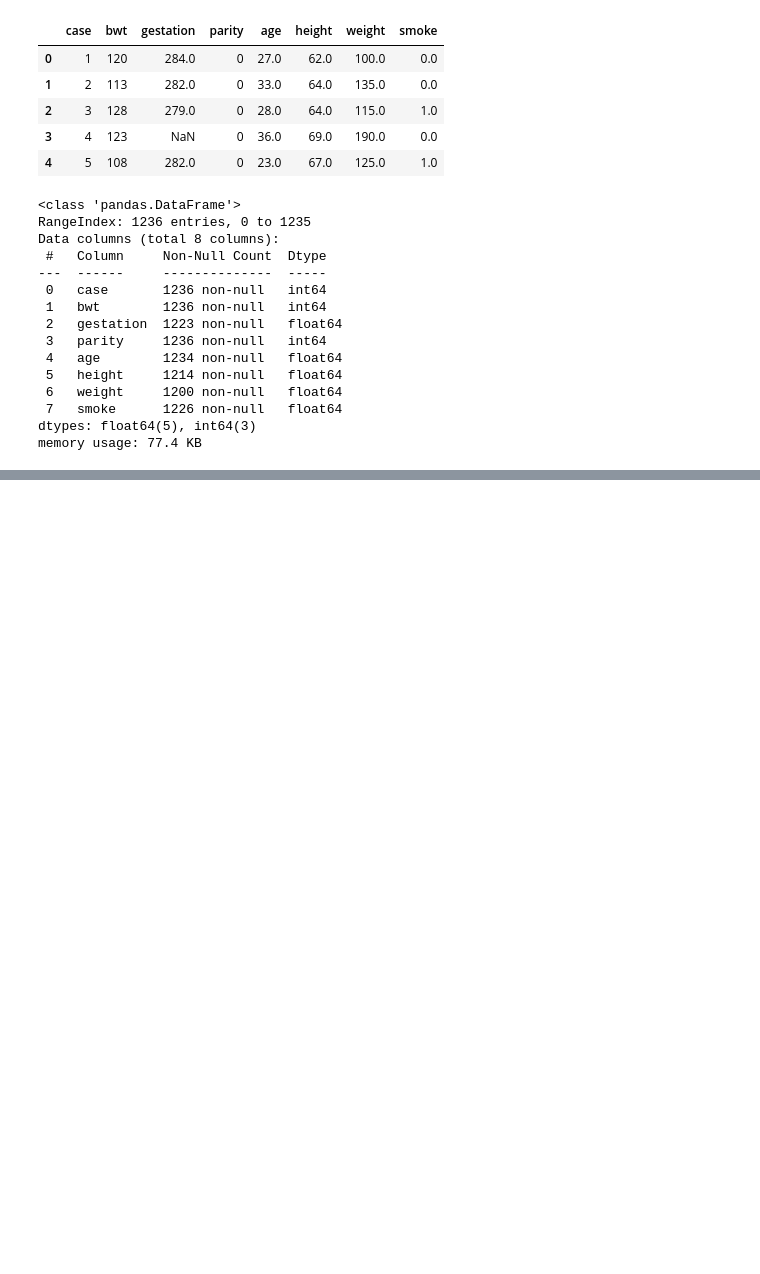
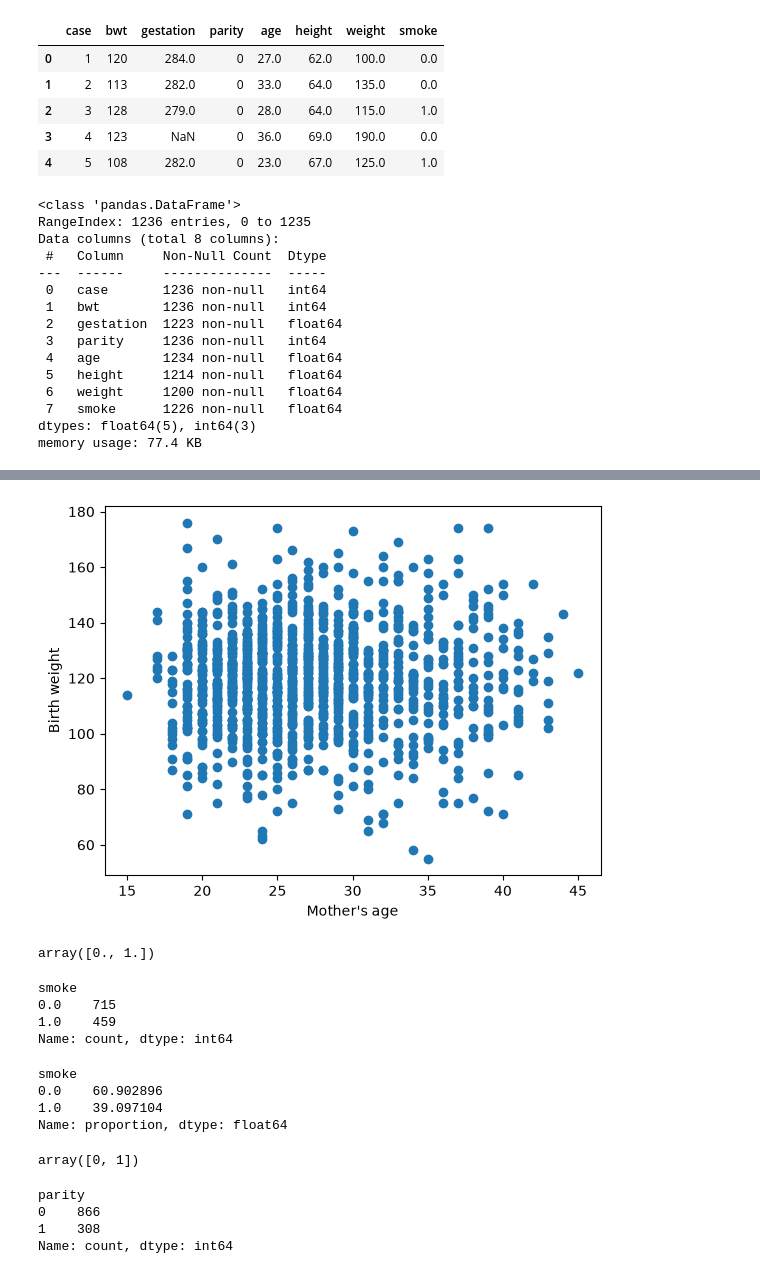
Before and after one commit to bhatia1289/my-flask-app, a Jupyter notebook: model_training.ipynb, the cells around one changed output, grey strips where cells are left out. Saved outputs shown, nothing was run; the diff lists cells and outputs as text; code cells hidden in the pictures; blank space fills up the shorter version.

```diff
--- a/model_training.ipynb
+++ b/model_training.ipynb
@@ -42,0 +117,36 @@ df.describe()
+# %%
+plt.scatter(df['age'], df['bwt'])
+plt.xlabel("Mother's age")
+plt.ylabel("Birth weight")
+plt.show()
+# %% [output]
+[figure, added]
+# %%
+df['smoke'].unique()
+# %% [output]
+array([0., 1.])
+# %%
+df['smoke'].value_counts()
+# %% [output]
+smoke
+0.0    715
+1.0    459
+Name: count, dtype: int64
+# %%
+df['smoke'].value_counts(normalize=True)*100
+# %% [output]
+smoke
+0.0    60.902896
+1.0    39.097104
+Name: proportion, dtype: float64
+# %%
+df['parity'].unique()
+# %% [output]
+array([0, 1])
+# %%
+df['parity'].value_counts()
+# %% [output]
+parity
+0    866
+1    308
+Name: count, dtype: int64
```
Also changed, not shown: parts of 13 cells of this notebook.
